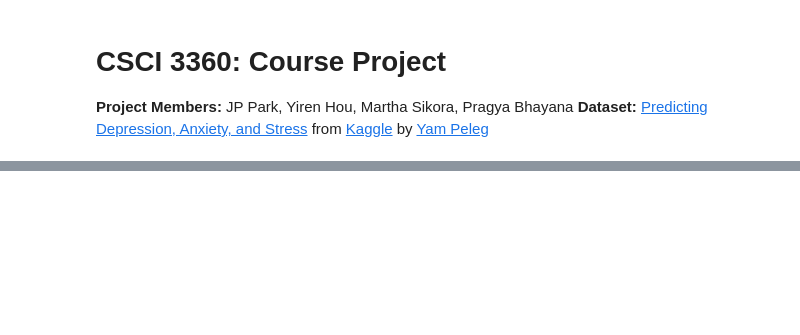
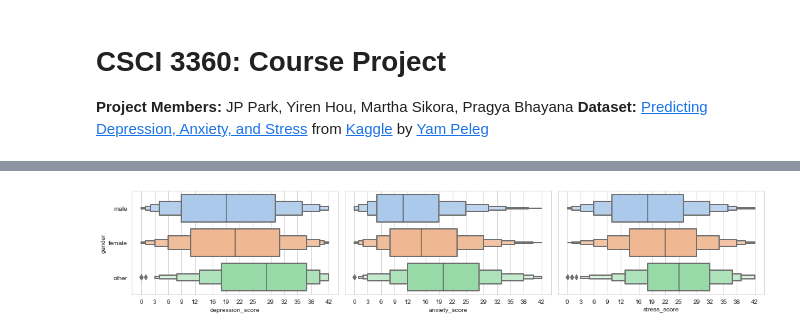
Before and after one commit to JP1128/Machine-Learning-DASS, a Jupyter notebook: course_project.ipynb, the cells around one changed output, grey strips where cells are left out. Drawn from its saved outputs; the diff is of its cells as text; code cells hidden in the pictures; blank space fills up the shorter version.

```diff
--- a/course_project.ipynb
+++ b/course_project.ipynb
@@ -55,0 +58,25 @@ age_group[score_cols].mean().plot(ax=ax)
+# %%
+def plt_boxen(y: str, order: List[str]):
+    fig: Figure
+    fig, axes = plt.subplots(1, 3, figsize=(15, len(order)))
+
+    for i, col in enumerate(score_cols):
+        ax: Axes = axes[i]
+
+        sn.boxenplot(ax=ax, x=col, y=y, data=df,
+                     order=order, orient='h', linewidth=2,
+                     palette='pastel')
+
+        if i != 0:
+            ax.tick_params(axis='y', labelcolor='none')
+            ax.yaxis.set_visible(False)
+
+        ax.set_xticks(score_ticks)
+
+    fig.tight_layout()
+    fig.savefig(f'img/{y}.png')
+# %%
+order = ['male', 'female', 'other']
+plt_boxen('gender', order)
+# %% [output]
+[figure, added]
```
Also changed, not shown: parts of 13 cells of this notebook, 1 other file.
